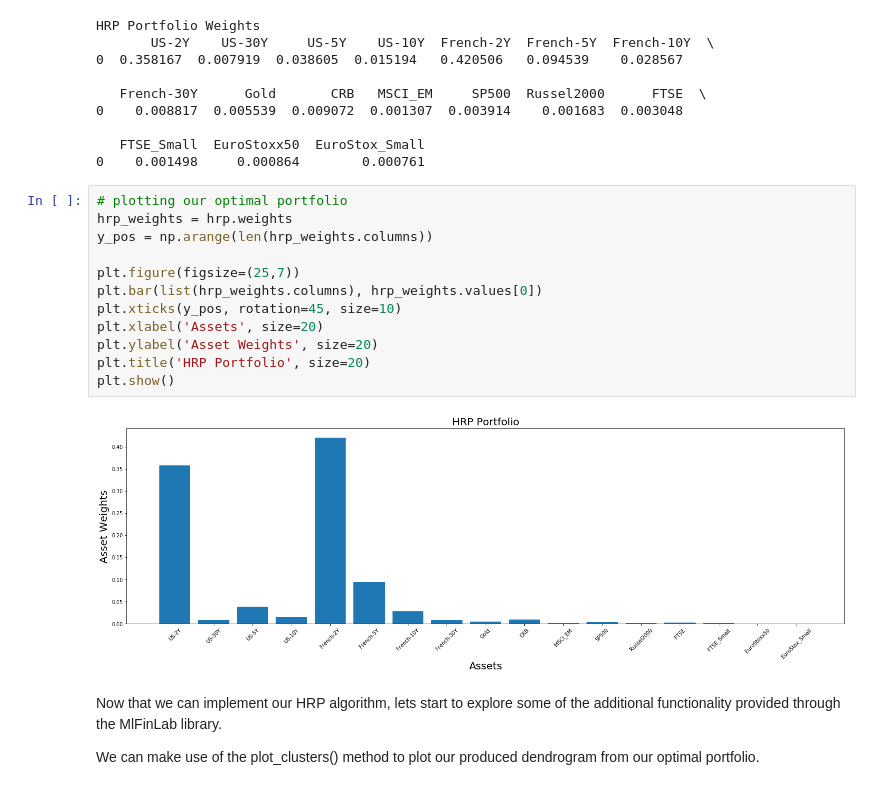
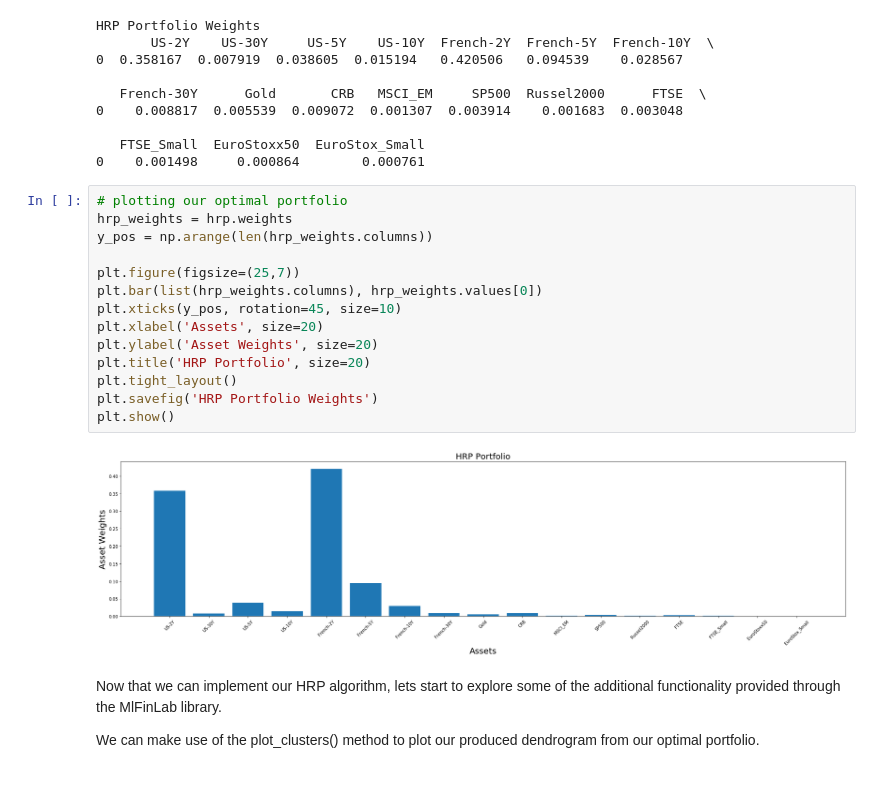
Before and after one commit to WeigeHuangEcon/research, a Jupyter notebook: HRP Blog Post/HRP Blog Post.ipynb, the cells around one changed output. Saved outputs shown, nothing was run; the diff lists cells and outputs as text.

```diff
--- a/HRP Blog Post/HRP Blog Post.ipynb
+++ b/HRP Blog Post/HRP Blog Post.ipynb
@@ -120,17 +122,19 @@ HRP Portfolio Weights
 # %%
 # plotting our optimal portfolio
 hrp_weights = hrp.weights
 y_pos = np.arange(len(hrp_weights.columns))
 
 plt.figure(figsize=(25,7))
 plt.bar(list(hrp_weights.columns), hrp_weights.values[0])
 plt.xticks(y_pos, rotation=45, size=10)
 plt.xlabel('Assets', size=20)
 plt.ylabel('Asset Weights', size=20)
 plt.title('HRP Portfolio', size=20)
+plt.tight_layout()
+plt.savefig('HRP Portfolio Weights')
 plt.show()
 # %% [output]
-[figure, old version]
+[figure, new version]
 # %% [markdown]
 Now that we can implement our HRP algorithm, lets start to explore some of the additional functionality provided through the MlFinLab library.
 
```
Also changed, not shown: parts of 7 cells of this notebook.
